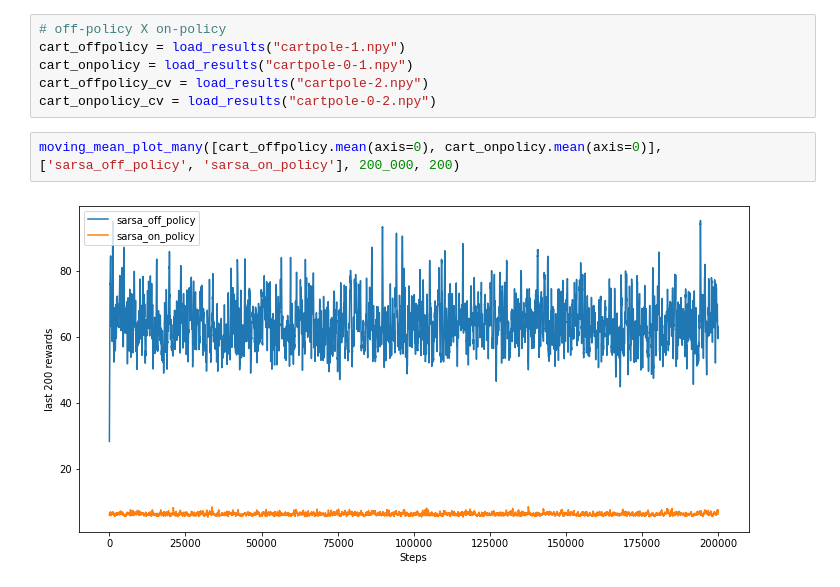
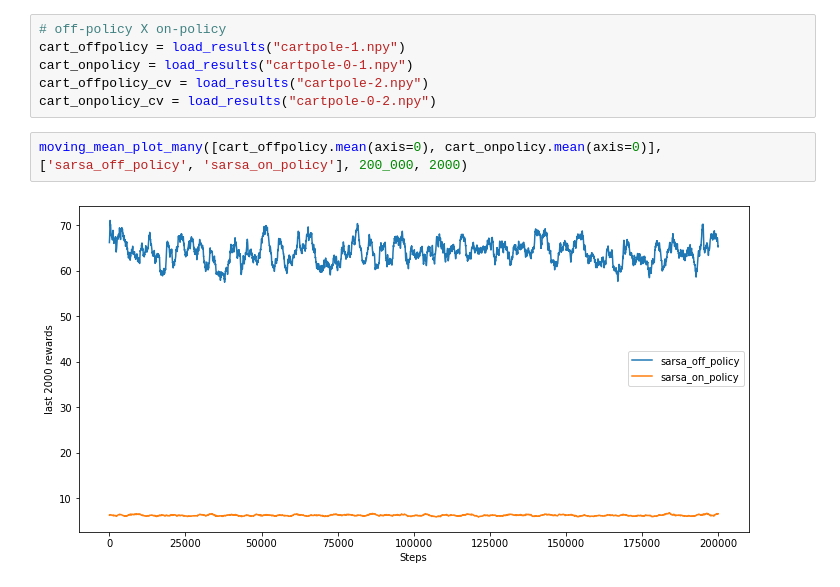
Before and after one commit to FernandoWeeb-byte/Taia-Project, a Jupyter notebook: cartpole.ipynb, the cells around one changed output. Saved outputs shown, nothing was run; the diff lists cells and outputs as text.

```diff
--- a/cartpole.ipynb
+++ b/cartpole.ipynb
@@ -97,7 +97,7 @@ cart_onpolicy = load_results("cartpole-0-1.npy")
 cart_offpolicy_cv = load_results("cartpole-2.npy")
 cart_onpolicy_cv = load_results("cartpole-0-2.npy")
 # %%
-moving_mean_plot_many([cart_offpolicy.mean(axis=0), cart_onpolicy.mean(axis=0)], ['sarsa_off_policy', 'sarsa_on_policy'], 200_000, 200)
+moving_mean_plot_many([cart_offpolicy.mean(axis=0), cart_onpolicy.mean(axis=0)], ['sarsa_off_policy', 'sarsa_on_policy'], 200_000, 2000)
 # %% [output]
-[figure, old version]
+[figure, new version]
 # %%
```
Also changed, not shown: parts of 2 cells of this notebook, 4 other files.
